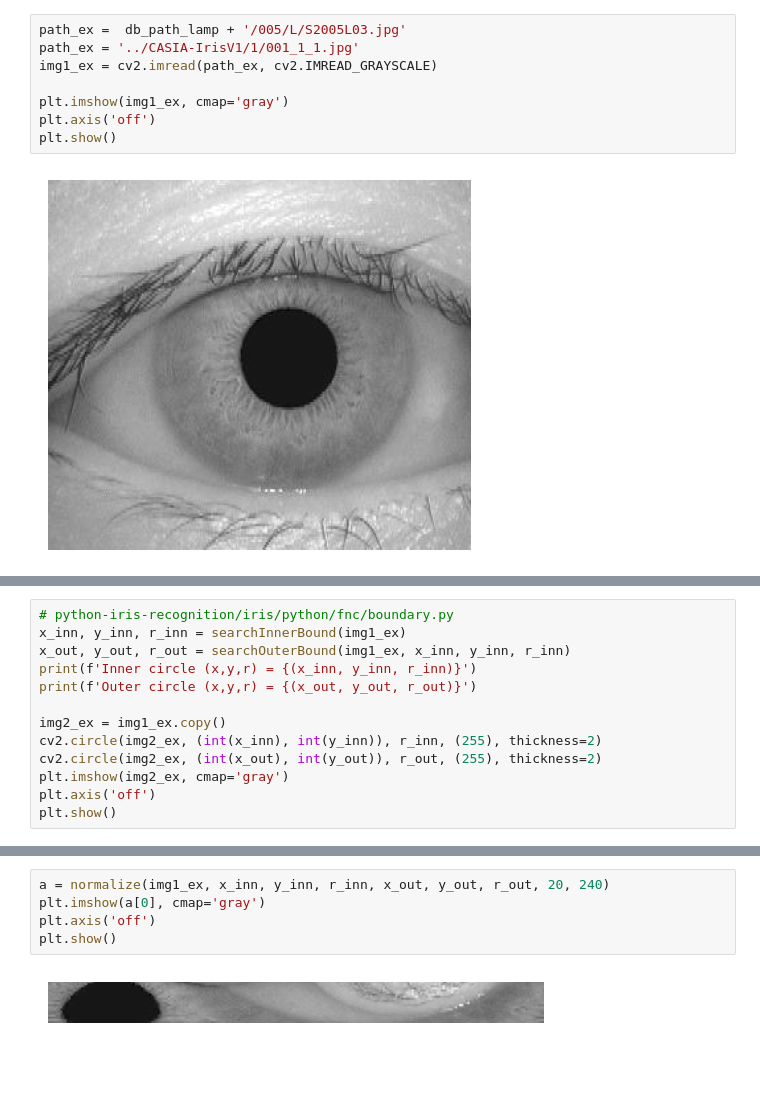
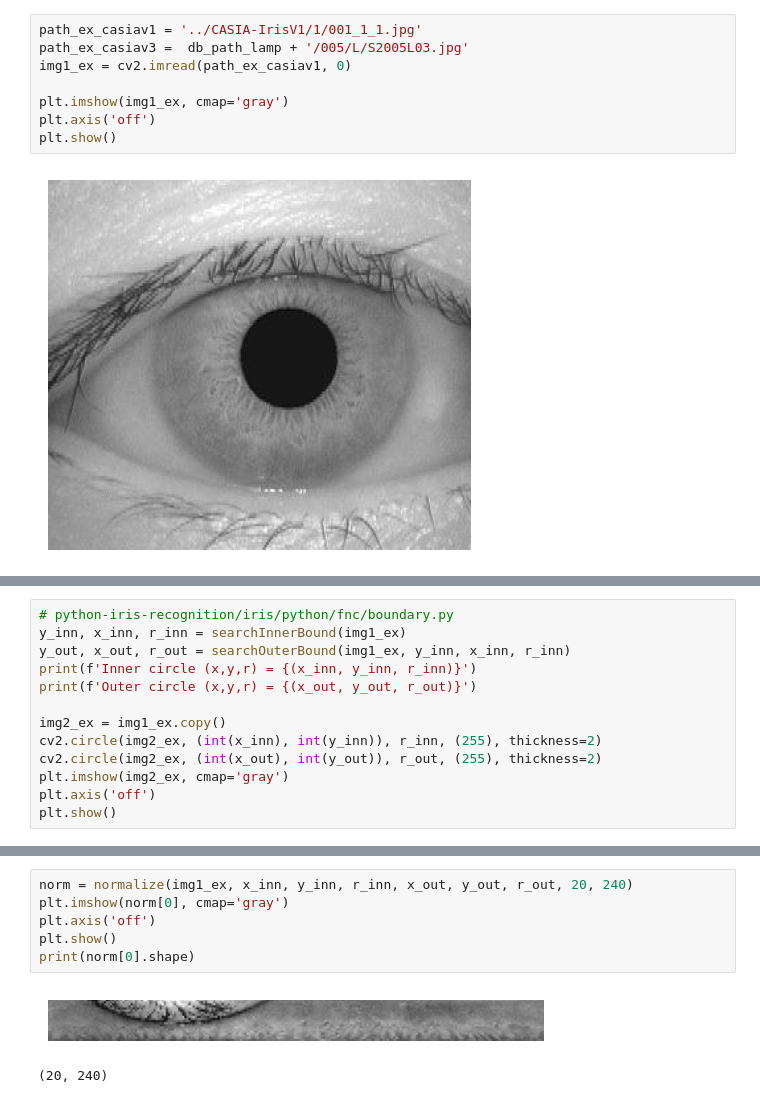
Before and after one commit to rorrocatalam/EL7007_Project, a Jupyter notebook: code/test.ipynb, the cells around one changed output, grey strips where cells are left out. Cells and saved outputs as stored; diff of their text form; blank space fills up the shorter version.

```diff
--- a/code/test.ipynb
+++ b/code/test.ipynb
@@ -12,9 +14,9 @@ db_path_interval = db_path + '/CASIA-Iris-Interval'
 db_path_lamp     = db_path + '/CASIA-Iris-Lamp'
 db_path_twins    = db_path + '/CASIA-Iris-Twins'
 # %%
-path_ex =  db_path_lamp + '/005/L/S2005L03.jpg'
-path_ex = '../CASIA-IrisV1/1/001_1_1.jpg'
-img1_ex = cv2.imread(path_ex, cv2.IMREAD_GRAYSCALE)
+path_ex_casiav1 = '../CASIA-IrisV1/1/001_1_1.jpg'
+path_ex_casiav3 =  db_path_lamp + '/005/L/S2005L03.jpg'
+img1_ex = cv2.imread(path_ex_casiav1, 0)
 
 plt.imshow(img1_ex, cmap='gray')
 plt.axis('off')
@@ -26,7 +28,7 @@ plt.show()
 # %%
 # python-iris-recognition/iris/python/fnc/boundary.py
-x_inn, y_inn, r_inn = searchInnerBound(img1_ex)
-x_out, y_out, r_out = searchOuterBound(img1_ex, x_inn, y_inn, r_inn)
+y_inn, x_inn, r_inn = searchInnerBound(img1_ex)
+y_out, x_out, r_out = searchOuterBound(img1_ex, y_inn, x_inn, r_inn)
 print(f'Inner circle (x,y,r) = {(x_inn, y_inn, r_inn)}')
 print(f'Outer circle (x,y,r) = {(x_out, y_out, r_out)}')
 
@@ -43,8 +57,10 @@ Outer circle (x,y,r) = (np.float64(137.0), np.float64(180.0), np.int64(99))
 # %%
-a = normalize(img1_ex, x_inn, y_inn, r_inn, x_out, y_out, r_out, 20, 240)
-plt.imshow(a[0], cmap='gray')
+norm = normalize(img1_ex, x_inn, y_inn, r_inn, x_out, y_out, r_out, 20, 240)
+plt.imshow(norm[0], cmap='gray')
 plt.axis('off')
 plt.show()
+print(norm[0].shape)
 # %% [output]
-[figure, old version]
+[figure, new version]
+(20, 240)
 # %%
```
Also changed, not shown: parts of 10 cells of this notebook, 2 other files.
